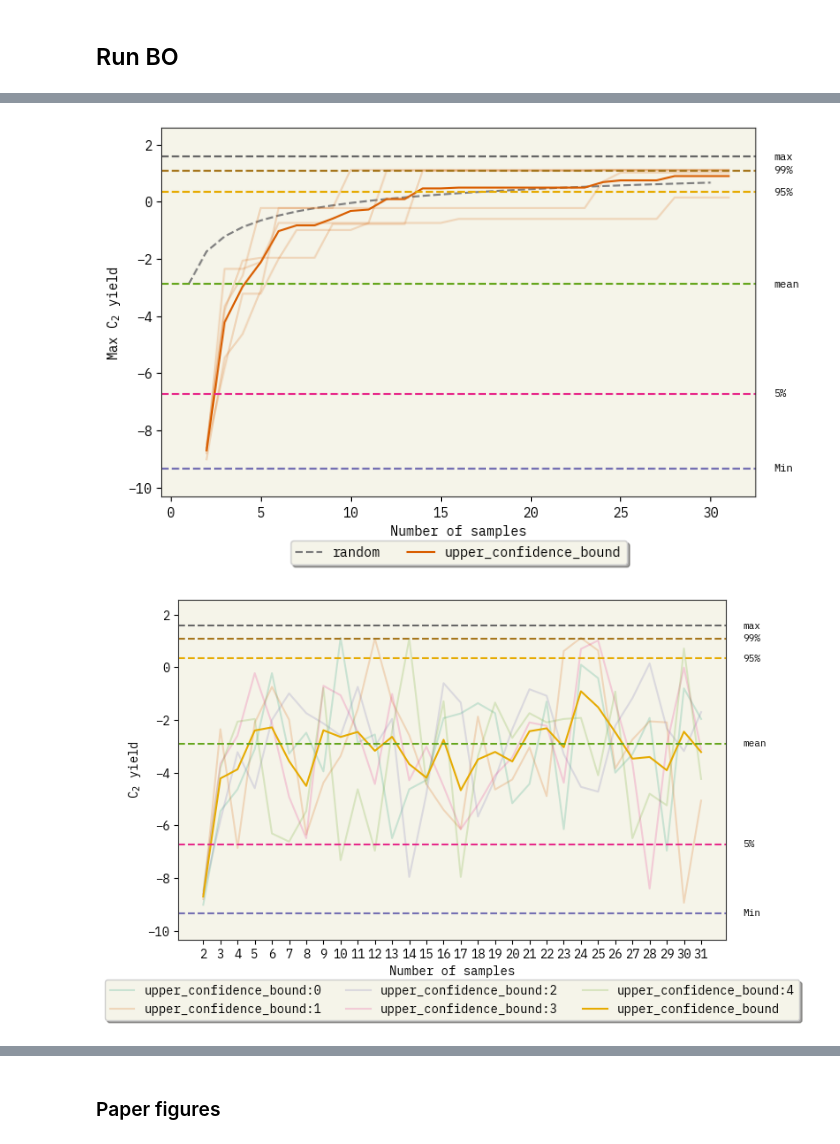
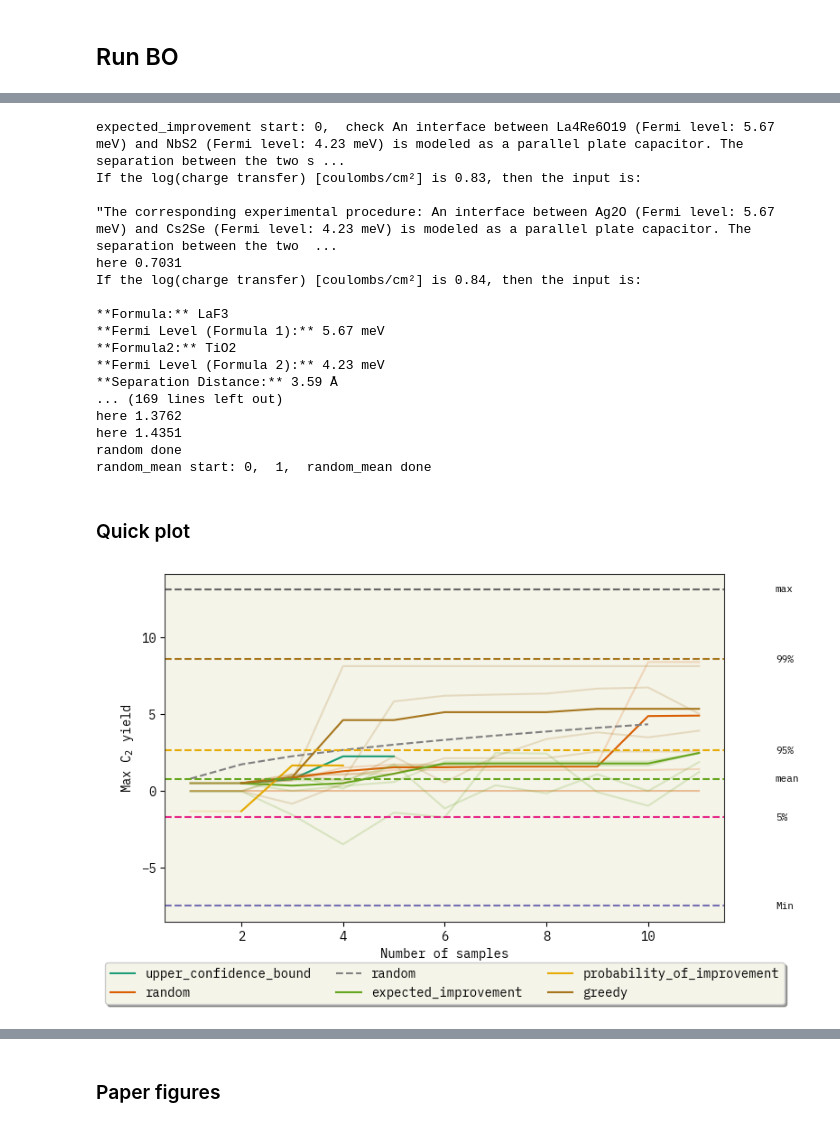
Before and after one commit to ur-whitelab/BO-LIFT, a Jupyter notebook: paper/BO_experiments.ipynb, the cells around one changed output, grey strips where cells are left out. Cells and saved outputs as stored; diff of their text form; code cells hidden in the pictures.

Commit message:
alloy_change2 for handling new plotting and adjusting for the need to explicitly state the logprob parameters

```diff
--- a/paper/BO_experiments.ipynb
+++ b/paper/BO_experiments.ipynb
@@ -185,4 +214,3 @@ import bolift
 
 from dotenv import load_dotenv
 load_dotenv()
-transfer_data = ""
@@ -361,16 +403,13 @@ def get_dataset(data: str, M=M):
 # %%
 def get_asktell(model: str, kwargs: dict = {}, pool: bolift.Pool = None, knn: int = 1):
     match model:
-        case "gpt-3.5-instruct":
+        case "instruct":
             kwargs['model']="gpt-3.5-turbo-instruct"
             return bolift.AskTellFewShotTopk(**kwargs)
-        case "gpt-3.5-turbo":
+        case "gpt-turbo":
             kwargs['model']="gpt-3.5-turbo-0125"
             return bolift.AskTellFewShotTopk(**kwargs)
         case "gpt-4":
-            kwargs['model']="gpt-4"
-            return bolift.AskTellFewShotTopk(**kwargs)
-        case "gpt-4-turbo":
             kwargs['model']="gpt-4-0125-preview"
             return bolift.AskTellFewShotTopk(**kwargs)
         case "gpt-4o":
@@ -455,12 +495,11 @@ warnings.filterwarnings('ignore', message='Input data is not contained to the un
 warnings.filterwarnings('ignore', message='Input data is not standardized.*')
 warnings.filterwarnings('ignore', message="Keyword arguments .* will be ignored because they are not allowed parameters for function .*", category=UserWarning)
 
-for aq in ["random_mean", "upper_confidence_bound", "random"]: #['expected_improvement','log_expected_improvement','probability_of_improvement', 'upper_confidence_bound', 'greedy',"random","random_mean"]:
+for aq in ['expected_improvement',"greedy","random","random_mean"]: #,'log_expected_improvement','expected_improvement',"probability_of_improvement","greedy",
     print(aq, "start:", end=" ")
     points = []
     for i in range(M):
         print(i, end=",  ")
-
         point = run_experiment(
             copy.deepcopy(asktell),
             pool, # copy.deepcopy(pool)
@@ -479,8 +518,8 @@ for aq in ["random_mean", "upper_confidence_bound", "random"]: #['expected_impro
             inv_system_message=inv_system_message,
             transfer_train=initial_transfer_train,
             transfer=False,
-            trans_data=None,
-            t_indexes=None)
+            trans_data=transfer_data,
+            t_indexes=t_indexes)
 
         points.append(point)
     points = np.array(points)
@@ -490,10 +529,30 @@ for aq in ["random_mean", "upper_confidence_bound", "random"]: #['expected_impro
     #     asktell.save_cache("GPR_ada_embed_cache.csv")
     cloudpickle.dump(bayesOpts, open(path, "wb"))
 cloudpickle.dump(bayesOpts, open(path, "wb"))
+# %% [output]
+expected_improvement start: 0,  check An interface between La4Re6O19 (Fermi level: 5.67 meV) and NbS2 (Fermi level: 4.23 meV) is modeled as a parallel plate capacitor. The separation between the two s ...
+If the log(charge transfer) [coulombs/cm²] is 0.83, then the input is:
+
+"The corresponding experimental procedure: An interface between Ag2O (Fermi level: 5.67 meV) and Cs2Se (Fermi level: 4.23 meV) is modeled as a parallel plate capacitor. The separation between the two  ...
+here 0.7031
+If the log(charge transfer) [coulombs/cm²] is 0.84, then the input is:
+
+**Formula:** LaF3
+**Fermi Level (Formula 1):** 5.67 meV
+**Formula2:** TiO2
+**Fermi Level (Formula 2):** 4.23 meV
+**Separation Distance:** 3.59 Å
+... (169 lines left out)
+here 1.3762
+here 1.4351
+random done
+random_mean start: 0,  1,  random_mean done
+# %% [markdown]
+### Quick plot
 # %%
 # Quick test
-path = "./out/sol_gpt-3.5-turbo_1_1.pkl"
-title = "" #"gpt-3.5-turbo-0125" #f"{path[6:-4]}
+# path = "./out/biasfree_ocm_gpt-turbo_300_1_1_lambda_mult0.1_corrected_tablepromptgpt44.pkll"
+title = "" #f"{path[6:-4]}"
 d = cloudpickle.load(open(path, "rb"))
 # d = bayesOpts
 data=raw_data[y_name]
@@ -515,49 +574,51 @@ def plot_config():
     plt.text(plt.xlim()[1]+1, data.mean(), "mean", va="center", ha="left", backgroundcolor="w", fontsize=8)
     plt.axhline(y=data.quantile(0.05), color="C11", linestyle="--")
     plt.text(plt.xlim()[1]+1, data.quantile(0.05), "5%", va="center", ha="left", backgroundcolor="w", fontsize=8)
     plt.axhline(y=data.min(), color="C10", linestyle="--")
     plt.text(plt.xlim()[1]+1, data.min(), "Min", va="center", ha="left", backgroundcolor="w", fontsize=8)
     plt.ylim(lim)
     plt.legend(loc='upper center', bbox_to_anchor=(0.5,-0.1),
           fancybox=True, shadow=True, ncol=3)
 
 #Debugging plots
 # Plot best value on the entire run
 plt.figure(figsize=(8,5))
 plt.xlabel("Number of samples")
 # plt.ylabel("Max C$_2$ yield")
 plt.ylabel(f"Max {name}")
 
 for i, acq in enumerate(d.keys()):
-    if acq in ["log_expected_improvement", "random", "greedy", "random"]:
+    if acq == "log_expected_improvement":
         continue
     if acq == "random_mean":
         plt.plot(d[acq][0,:,0].astype(int), d[acq][:, :, 1].astype(float).mean(axis=0),
                  label=f"random", color="gray", linestyle="dashed")
     else:
         for j in range(M):
             try:
-                plt.plot(d[acq][j,:,1].astype(int), d[acq][j,:, 2].astype(float), alpha=0.2, color=f"C{i}")
+                plt.plot(d[acq][j,:,1].astype(int), d[acq][j, :, 2].astype(float), alpha=0.2, color=f"C{i}")
+                plt.plot(d[acq][j,:,1].astype(int), d[acq][j, :, 4].astype(float), alpha=0.2, color=f"C{i}")
             except:
                 continue
-        plt.plot(d[acq][0,:,1].astype(int), d[acq][:, :, 2].astype(float).mean(axis=0), label=acq, color=f"C{i}")
+        plt.plot(d[acq][0,initial_train:,1].astype(int), d[acq][:, initial_train:, 2].astype(float).mean(axis=0), label=acq, color=f"C{i}")
+        #plt.errorbar(d[acq][0,initial_train:,1].astype(int),d[acq][:, initial_train:, 4].astype(float).mean(axis=0), yerr=d[acq][:, initial_train:, 5].astype(float).mean(axis=0),fmt='o', color='green', ecolor='green', capsize=5, alpha=0.7, label=f"{acq}")
 plot_config()
-# plt.ylim(-6, 2)
 plt.show()
 
-# Plot current values on each iteration
-plt.figure(figsize=(8,5))
-plt.xlabel("Number of samples")
-plt.ylabel(f"{name}")
-for acq in d.keys():
-    if acq in ["random_mean", "log_expected_improvement", "random", "greedy", "random"]:
-        continue
-    else:
-        for i in range(M):
-            plt.plot(d[acq][i,:,1], d[acq][i, :, 3].astype(float), label=f"{acq}:{i}", alpha=0.2)
-        plt.plot(d[acq][0,:,1], d[acq][:, :, 3].astype(float).mean(axis=0), label=f"{acq}")
-plot_config()
-plt.show()
+# # Plot current values on each iteration
+# plt.figure(figsize=(8,5))
+# plt.xlabel("Number of samples")
+# plt.ylabel(f"{name}")
+# for acq in d.keys():
+#     if acq == "random_mean" or acq == "log_expected_improvement" or acq == "random":
+#         continue
+#     else:
+#         for i in range(M-1):
+#             plt.plot(d[acq][i,:,1], d[acq][i, :, 3].astype(float), label=f"{acq}:{i}", alpha=0.2)
+#             plt.plot(d[acq][i,:,1], d[acq][i, :, 4].astype(float), label=f"{acq}:{i}", alpha=0.2)
+#         plt.plot(d[acq][0,:,1], d[acq][:, :, 3].astype(float).mean(axis=0), label=f"{acq}")
+#         plt.errorbar(d[acq][0,:,1],d[acq][:, :, 4].astype(float).mean(axis=0), yerr=d[acq][:, :, 5].astype(float).mean(axis=0),fmt='o', color='green', ecolor='green', capsize=5, alpha=0.7, label=f"{acq}")
+# plot_config()
+# plt.show()
 # %% [output]
-[figure, old version]
+[figure, new version]
-[figure, removed]
```
Also changed, not shown: parts of 28 cells of this notebook, 2 other files.
